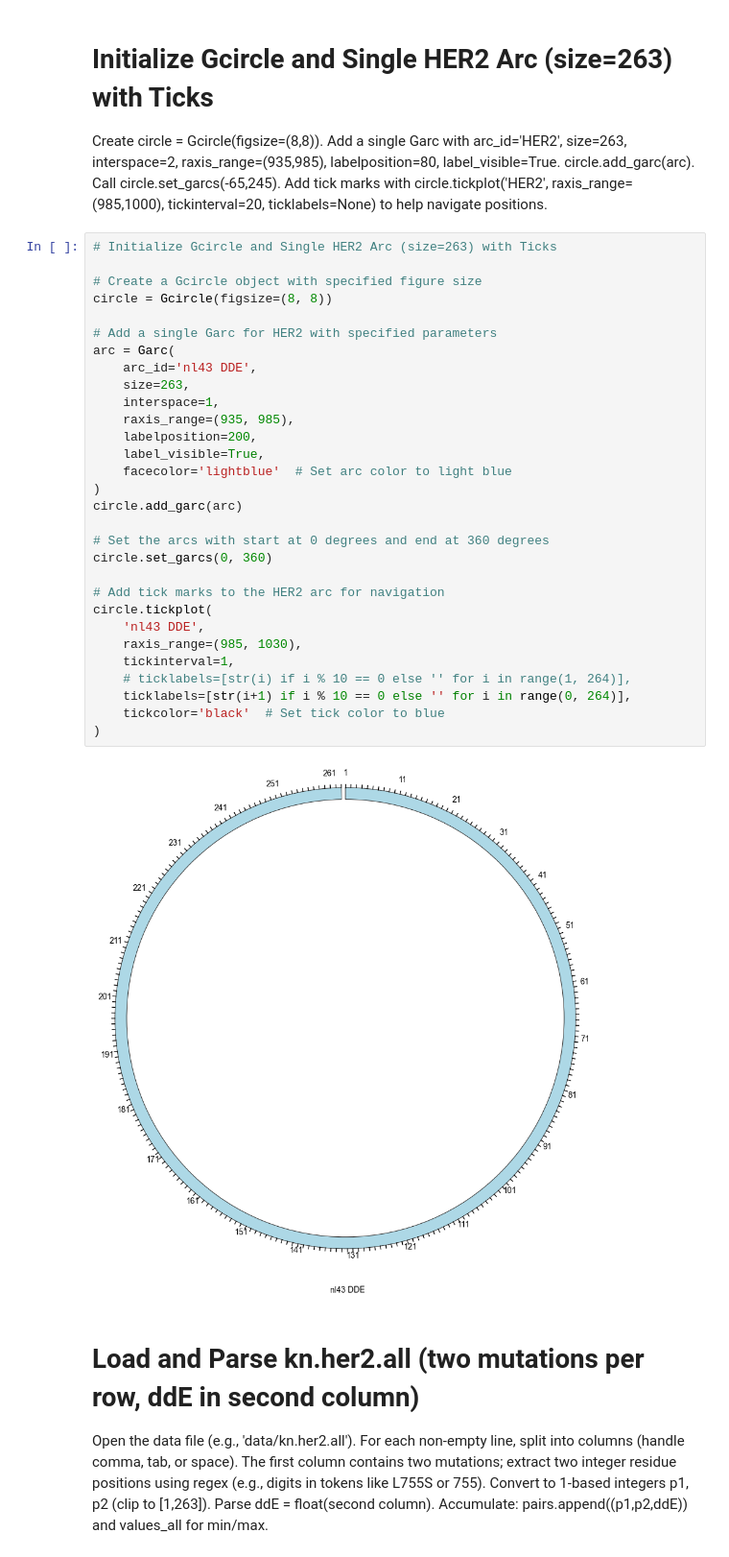
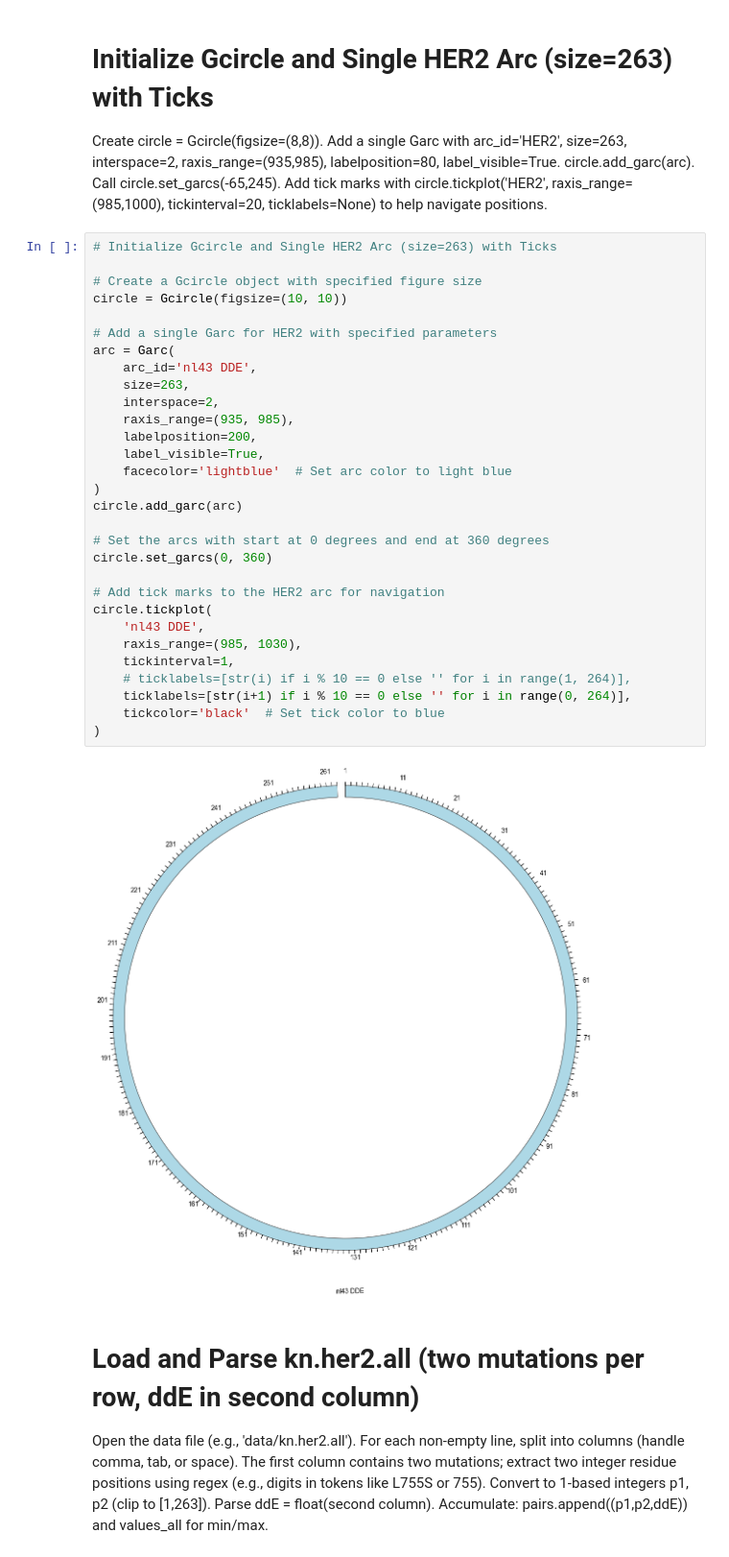
Before and after one commit to Daniel-Xkan/potts_model_test, a Jupyter notebook: PyCircos.ipynb, the cells around one changed output. Shown at 96% size. Cells and saved outputs as stored; diff of their text form.

```diff
--- a/PyCircos.ipynb
+++ b/PyCircos.ipynb
@@ -22,35 +22,35 @@ Create circle = Gcircle(figsize=(8,8)). Add a single Garc with arc_id='HER2', si
 # %%
 # Initialize Gcircle and Single HER2 Arc (size=263) with Ticks
 
 # Create a Gcircle object with specified figure size
-circle = Gcircle(figsize=(8, 8))
+circle = Gcircle(figsize=(10, 10))
 
 # Add a single Garc for HER2 with specified parameters
 arc = Garc(
     arc_id='nl43 DDE',
     size=263,
-    interspace=1,
+    interspace=2,
     raxis_range=(935, 985),
     labelposition=200,
     label_visible=True,
     facecolor='lightblue'  # Set arc color to light blue
 )
 circle.add_garc(arc)
 
 # Set the arcs with start at 0 degrees and end at 360 degrees
 circle.set_garcs(0, 360)
 
 # Add tick marks to the HER2 arc for navigation
 circle.tickplot(
     'nl43 DDE',
     raxis_range=(985, 1030),
     tickinterval=1,
     # ticklabels=[str(i) if i % 10 == 0 else '' for i in range(1, 264)],
     ticklabels=[str(i+1) if i % 10 == 0 else '' for i in range(0, 264)],
     tickcolor='black'  # Set tick color to blue
 )
 # %% [output]
-[figure, old version]
+[figure, new version]
 # %% [markdown]
 # Load and Parse kn.her2.all (two mutations per row, ddE in second column)
 Open the data file (e.g., 'data/kn.her2.all'). For each non-empty line, split into columns (handle comma, tab, or space). The first column contains two mutations; extract two integer residue positions using regex (e.g., digits in tokens like L755S or 755). Convert to 1-based integers p1, p2 (clip to [1,263]). Parse ddE = float(second column). Accumulate: pairs.append((p1,p2,ddE)) and values_all for min/max.
```
Also changed, not shown: parts of 8 cells of this notebook, 2 other files.
